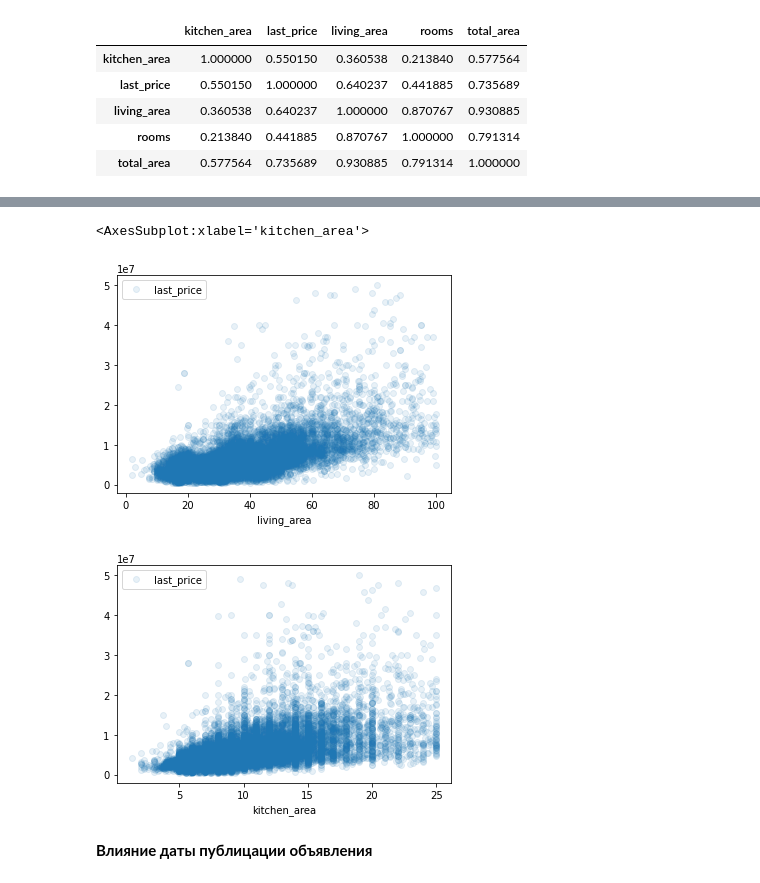
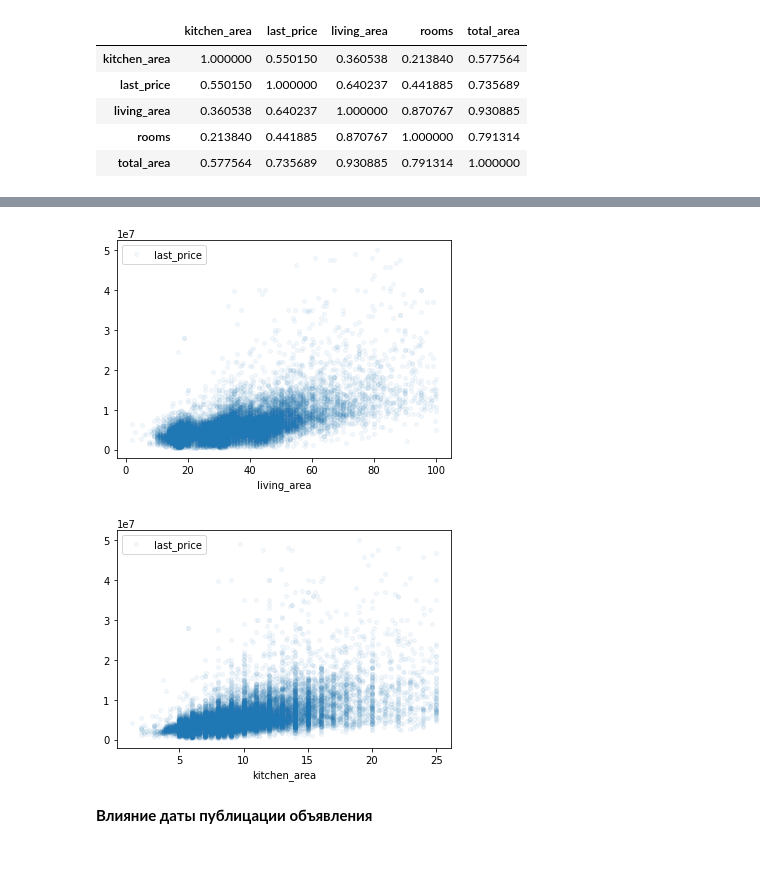
Before and after one commit to alpatika/redesigned-barnacle, a Jupyter notebook: sale_of_apartments_research.ipynb, the cells around one changed output, grey strips where cells are left out. Saved outputs shown, nothing was run; the diff lists cells and outputs as text; code cells hidden in the pictures.

```diff
--- a/sale_of_apartments_research.ipynb
+++ b/sale_of_apartments_research.ipynb
@@ -641,10 +634,9 @@ data_for_price.plot(kind = 'hexbin', y = 'last_price', x = 'total_area', figsize
 # %%
-data_for_price.plot(y = 'last_price', x = 'living_area', style = 'o', alpha = 0.1)
-data_for_price.plot(y = 'last_price', x = 'kitchen_area', style = 'o', alpha = 0.1)
+data_for_price.plot(y = 'last_price', x = 'living_area', style = 'o', alpha = 0.05, markersize = 4)
+data_for_price.plot(y = 'last_price', x = 'kitchen_area', style = 'o', alpha = 0.05, markersize = 4);
 # %% [output]
-<AxesSubplot:xlabel='kitchen_area'>
-[figure, old version]
+[figure, new version]
-[figure, old version]
+[figure, new version]
 # %% [markdown]
 **Влияние даты публицации объявления**
 # %% [markdown]
```
Also changed, not shown: parts of 15 cells of this notebook, 1 other file.
